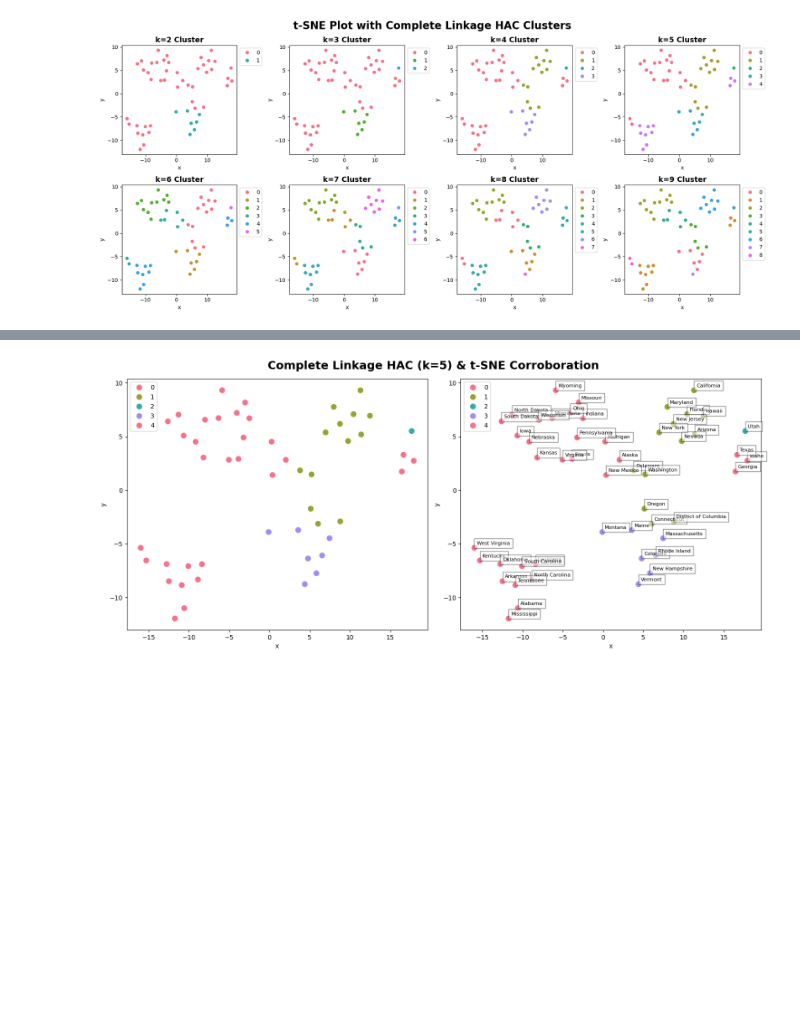
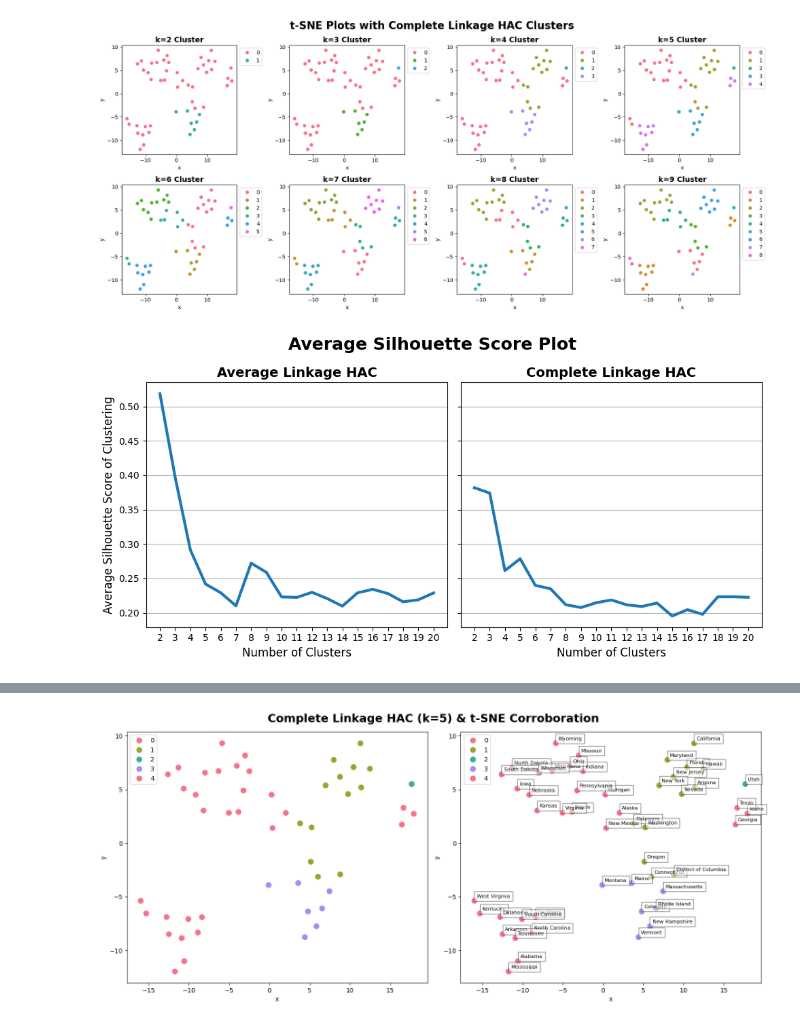
Before and after one commit to BenLeidig/stat437-project, a Jupyter notebook: project_template.ipynb, the cells around one changed output, grey strips where cells are left out. Drawn from its saved outputs; the diff is of its cells as text; code cells hidden in the pictures; blank space fills up the shorter version.

```diff
--- a/project_template.ipynb
+++ b/project_template.ipynb
@@ -350,3 +350,24 @@ fig.tight_layout()
 plt.show()
 # %% [output]
 [figure]
+# %%
+k = 20 # CLUSTERS
+fig, axes = plt.subplots(nrows=1, ncols=2, figsize=(10, 5), sharey=True)
+for ax, link in zip(axes, ['Average', 'Complete']):
+    avg_ss = []
+    for k in range(2, k+1):
+        hac = AgglomerativeClustering(n_clusters=k, metric='euclidean', linkage=link.lower())
+        y_pred = hac.fit_predict(X_scaled)
+        avg_ss.append(silhouette_score(X_scaled, y_pred))
+
+    ax.plot([_ for _ in range(2, k+1)], avg_ss, linewidth=3)
+    ax.set_title(f'{link} Linkage HAC', fontsize=14, fontweight='bold')
+    ax.set_xlabel('Number of Clusters', fontsize=12)
+    ax.set_xticks([i for i in range(2, k+1)])
+    ax.yaxis.grid(True)
+axes[0].set_ylabel('Average Silhouette Score of Clustering', fontsize=12)
+fig.suptitle('Average Silhouette Score Plot', fontsize=18, fontweight='bold')
+fig.tight_layout()
+plt.show()
+# %% [output]
+[figure, added]
```
Also changed, not shown: parts of 5 cells of this notebook, 1 other file.
